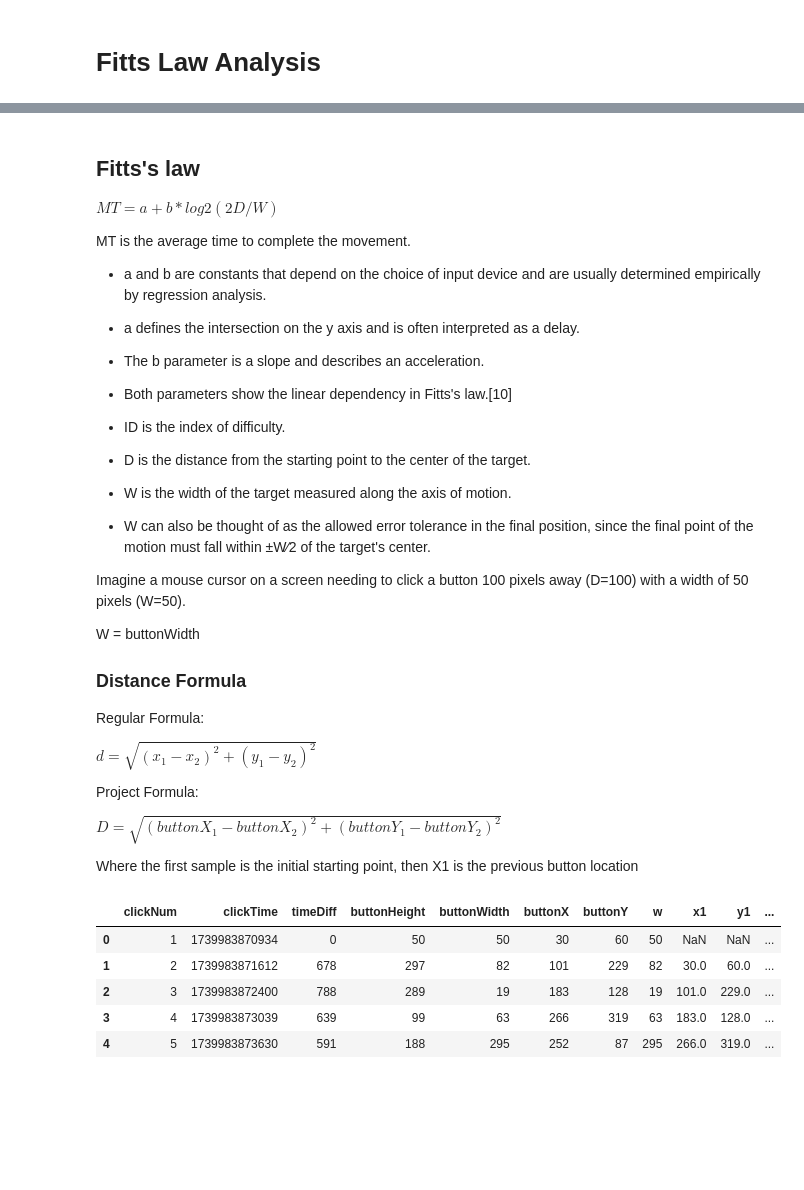
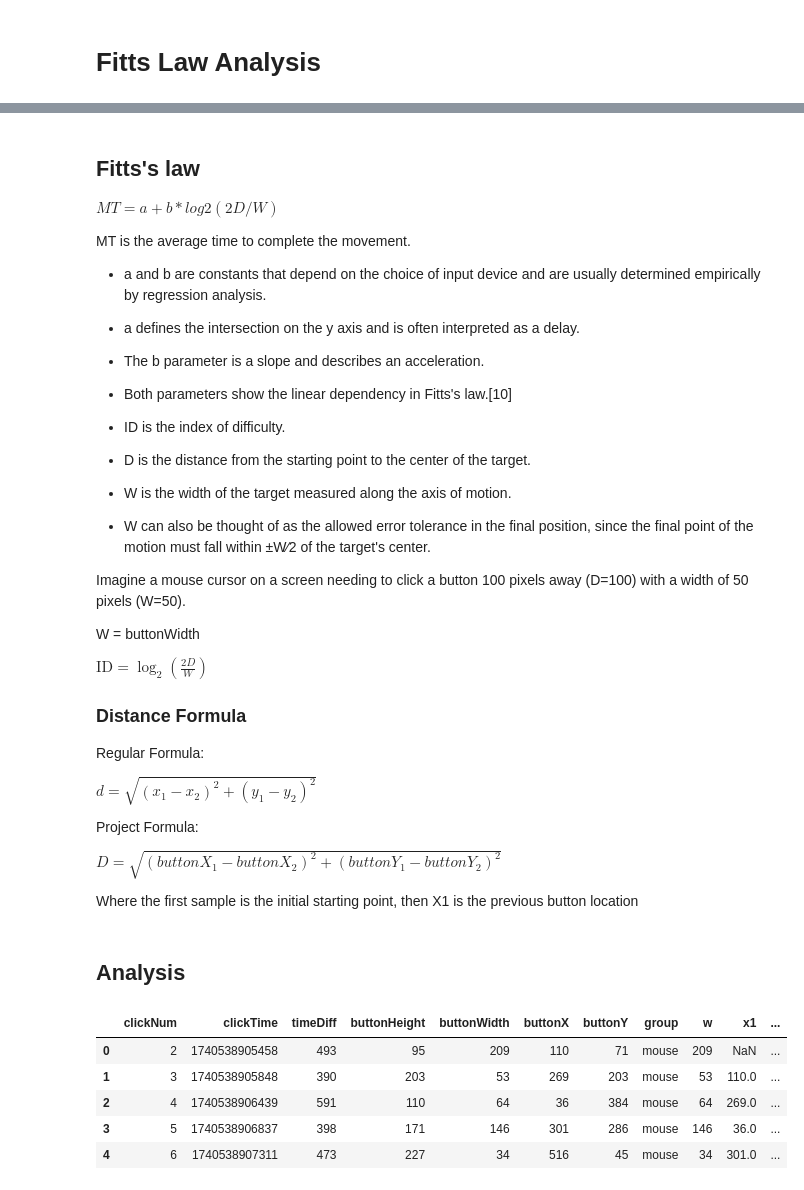
Before and after one commit to jharris876/COSC559_Group3, a Jupyter notebook: data_analysis.ipynb, the cells around one changed output, grey strips where cells are left out. Saved outputs shown, nothing was run; the diff lists cells and outputs as text; code cells hidden in the pictures; blank space fills up the shorter version.

Commit message:
final analysis

```diff
--- a/data_analysis.ipynb
+++ b/data_analysis.ipynb
@@ -5,10 +5,17 @@ import json
 import pandas as pd
 import numpy as np
 
-f = open('./input/interaction_data.json', 'r')
-data = json.load(f)
-df = pd.json_normalize(data, record_path=['logs'])
+f_mouse = open('./input/interaction_data_mouse.json', 'r')
+f_track = open('./input/interaction_data_trackpad.json', 'r')
 
-print(df.shape)
-df.head()
+mouse_data = json.load(f_mouse)
+mouse_df = pd.json_normalize(mouse_data, record_path=['logs'])
+mouse_df['group'] = 'mouse'
+
+tp_data = json.load(f_track)
+tp_df = pd.json_normalize(tp_data, record_path=['logs'])
+tp_df['group'] = 'trackpad'
+
+print(mouse_df.shape)
+print(tp_df.shape)
 # %% [output]
@@ -21,0 +24,5 @@ df.head()
+# %%
+all_data = pd.concat([mouse_df, tp_df])
+
+print(all_data.shape)
+all_data.head()
@@ -39,6 +54,7 @@ Imagine a mouse cursor on a screen needing to click a button 100 pixels away (D=
 
 W = buttonWidth
 
+$\mathrm{ID}=\log _2\left(\frac{2 D}{W}\right)$
 
 ### Distance Formula
 
@@ -52,27 +68,32 @@ Project Formula:
 $D = \sqrt {\left( {buttonX_1 - buttonX_2 } \right)^2 + \left( {buttonY_1 - buttonY_2 } \right)^2 }$
 
 Where the first sample is the initial starting point, then X1 is the previous button location
+# %% [markdown]
+## Analysis
 # %%
-preprocessing = df.copy()
-preprocessing['w'] = preprocessing['buttonWidth']
+analysis = all_data.copy()
+# excluding first clicks for both runs
+analysis = analysis[analysis['clickNum'] != 1].reset_index(drop=True)
+
+analysis['w'] = analysis['buttonWidth']
 
 # fields for distance calculation
-preprocessing['x1'] = preprocessing['buttonX'].shift(1)
-preprocessing['y1'] = preprocessing['buttonY'].shift(1)
-preprocessing['(x1-x2)^2'] = preprocessing.apply(
+analysis['x1'] = analysis['buttonX'].shift(1)
+analysis['y1'] = analysis['buttonY'].shift(1)
+analysis['(x1-x2)^2'] = analysis.apply(
                     lambda row: (row['x1'] - row['buttonX'])**2 if pd.notna(row['x1']) else row['buttonX'], axis=1
                 )
-preprocessing['(y1-y2)^2'] = preprocessing.apply(
+analysis['(y1-y2)^2'] = analysis.apply(
                     lambda row: (row['y1'] - row['buttonY'])**2 if pd.notna(row['y1']) else row['buttonY'], axis=1
                 )
-preprocessing['d'] = np.sqrt(preprocessing['(x1-x2)^2'] + preprocessing['(y1-y2)^2'])
+analysis['d'] = np.sqrt(analysis['(x1-x2)^2'] + analysis['(y1-y2)^2'])
 
-preprocessing.head()
+analysis.head()
 # %% [output]
-|  | clickNum | clickTime | timeDiff | buttonHeight | buttonWidth | buttonX | buttonY | w | x1 | y1 | ... |
-| 0 | 1 | 1739983870934 | 0 | 50 | 50 | 30 | 60 | 50 | NaN | NaN | ... |
-| 1 | 2 | 1739983871612 | 678 | 297 | 82 | 101 | 229 | 82 | 30.0 | 60.0 | ... |
-| 2 | 3 | 1739983872400 | 788 | 289 | 19 | 183 | 128 | 19 | 101.0 | 229.0 | ... |
-| 3 | 4 | 1739983873039 | 639 | 99 | 63 | 266 | 319 | 63 | 183.0 | 128.0 | ... |
-| 4 | 5 | 1739983873630 | 591 | 188 | 295 | 252 | 87 | 295 | 266.0 | 319.0 | ... |
+|  | clickNum | clickTime | timeDiff | buttonHeight | buttonWidth | buttonX | buttonY | group | w | x1 | ... |
+| 0 | 2 | 1740538905458 | 493 | 95 | 209 | 110 | 71 | mouse | 209 | NaN | ... |
+| 1 | 3 | 1740538905848 | 390 | 203 | 53 | 269 | 203 | mouse | 53 | 110.0 | ... |
+| 2 | 4 | 1740538906439 | 591 | 110 | 64 | 36 | 384 | mouse | 64 | 269.0 | ... |
+| 3 | 5 | 1740538906837 | 398 | 171 | 146 | 301 | 286 | mouse | 146 | 36.0 | ... |
+| 4 | 6 | 1740538907311 | 473 | 227 | 34 | 516 | 45 | mouse | 34 | 301.0 | ... |
 # %%
```
Also changed, not shown: parts of 5 cells of this notebook, 2 other files.
